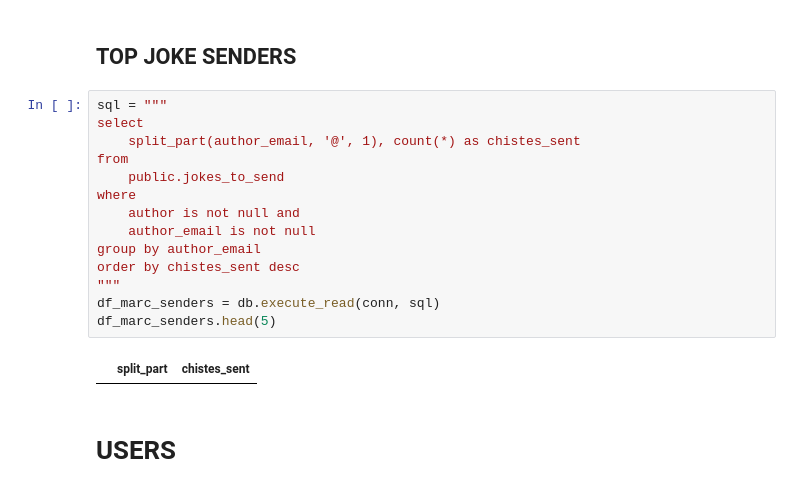
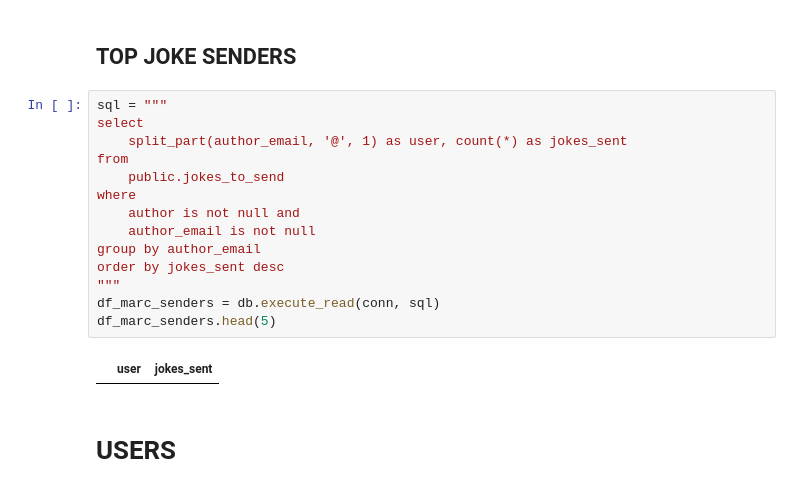
Before and after one commit to watxaut-alpha/joke-app, a Jupyter notebook: notebooks/analysis_mail_users.ipynb, the cells around one changed output. Cells and saved outputs as stored; diff of their text form.

```diff
--- a/notebooks/analysis_mail_users.ipynb
+++ b/notebooks/analysis_mail_users.ipynb
@@ -78,19 +79,19 @@ df_mean_user_supporter.head()
 # %%
 sql = """
 select
-    split_part(author_email, '@', 1), count(*) as chistes_sent
+    split_part(author_email, '@', 1) as user, count(*) as jokes_sent
 from
     public.jokes_to_send
 where
     author is not null and
     author_email is not null
 group by author_email
-order by chistes_sent desc
+order by jokes_sent desc
 """
 df_marc_senders = db.execute_read(conn, sql)
 df_marc_senders.head(5)
 # %% [output]
-|  | split_part | chistes_sent |
+|  | user | jokes_sent |
 # %% [markdown]
 # USERS
 # %% [markdown]
```
Also changed, not shown: parts of 12 cells of this notebook, 1 other file.
